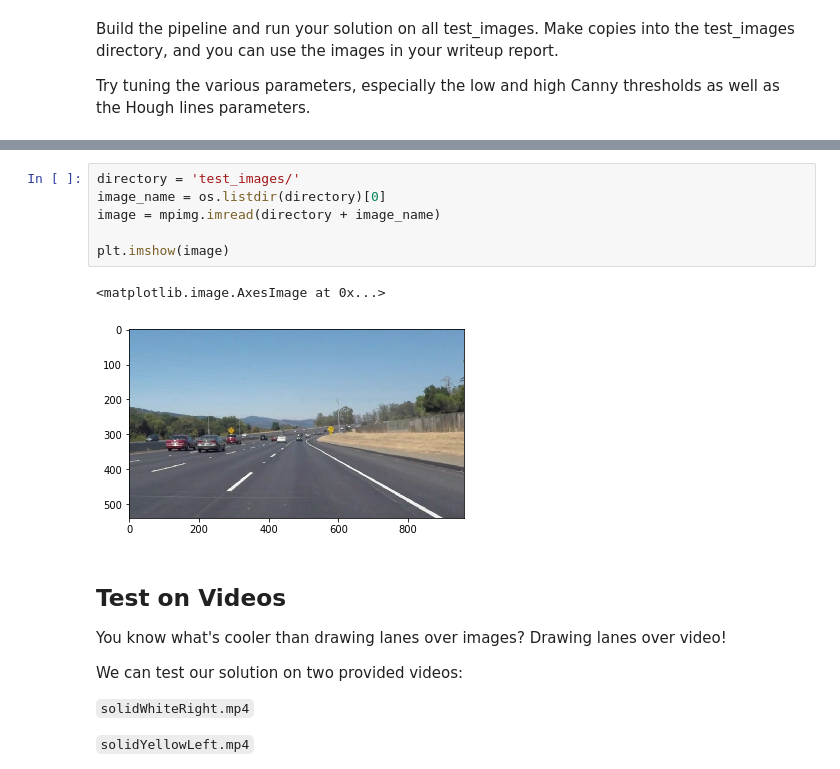
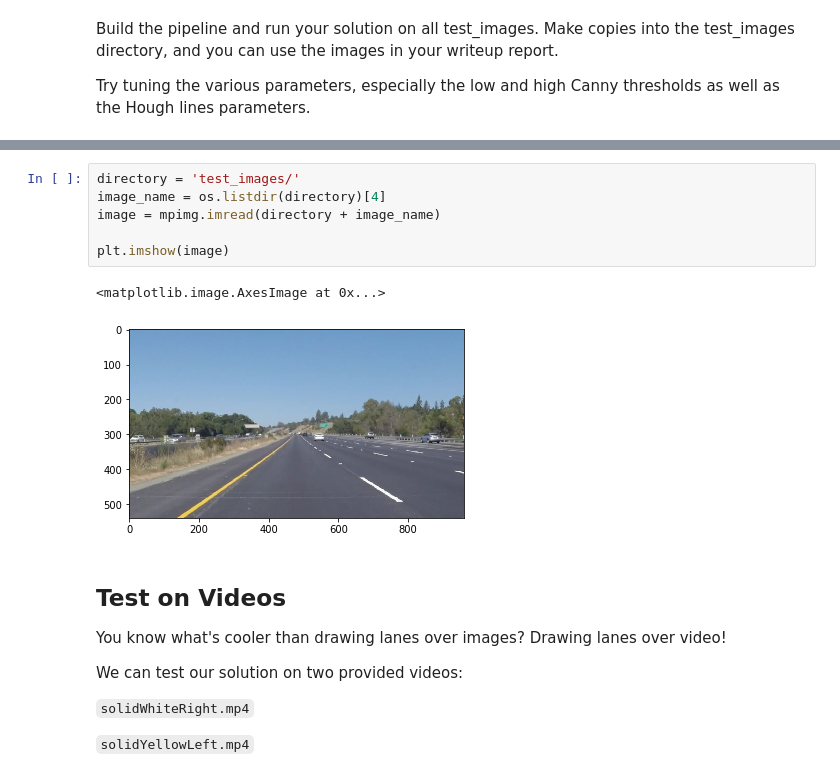
Before and after one commit to carlosbkm/CarND-LaneLines-P1, a Jupyter notebook: P1.ipynb, the cells around one changed output, grey strips where cells are left out. Drawn from its saved outputs; the diff is of its cells as text.

```diff
--- a/P1.ipynb
+++ b/P1.ipynb
@@ -260,12 +283,12 @@ plt.imshow(image_with_lines)
 # %%
 directory = 'test_images/'
-image_name = os.listdir(directory)[0]
+image_name = os.listdir(directory)[4]
 image = mpimg.imread(directory + image_name)
 
 plt.imshow(image)
 # %% [output]
 <matplotlib.image.AxesImage at 0x...>
-[figure, old version]
+[figure, new version]
 # %% [markdown]
 ## Test on Videos
 
```
Also changed, not shown: parts of 2 cells of this notebook.
